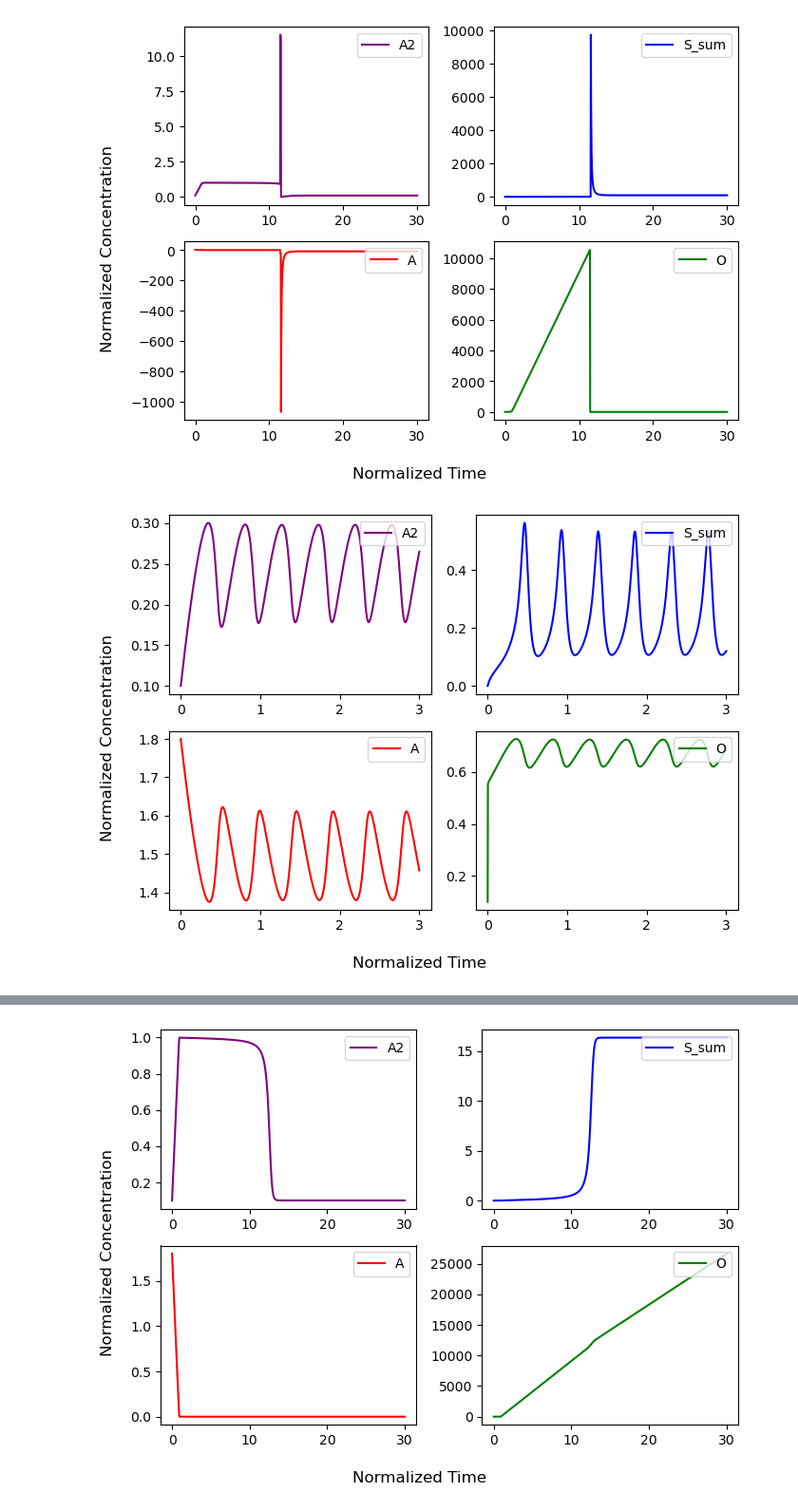
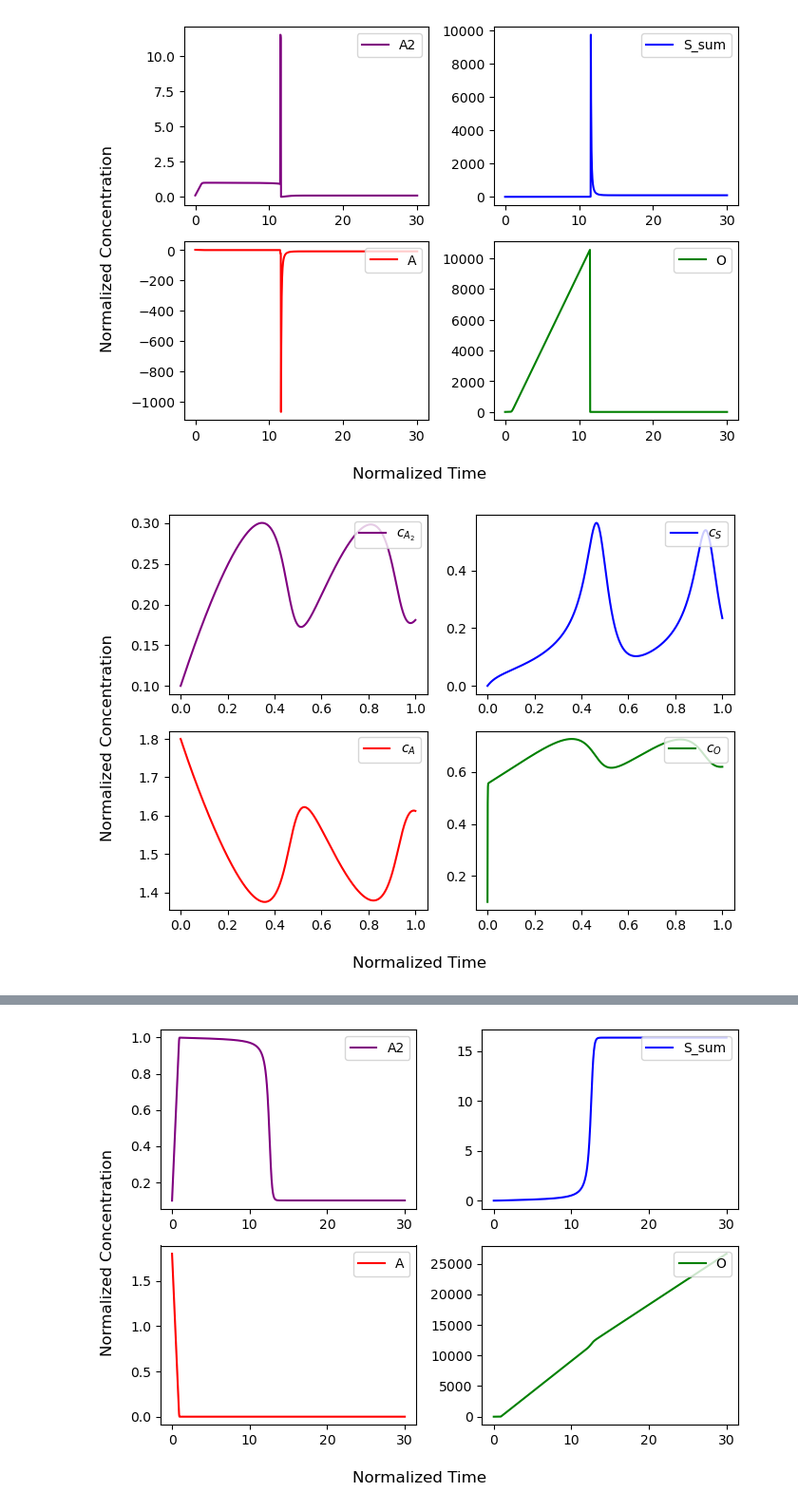
Before and after one commit to Zhiheng419/Chemical_Oscillation_Model, a Jupyter notebook: first_vs_second_order.ipynb, the cells around one changed output, grey strips where cells are left out. Shown at 95% size. Saved outputs shown, nothing was run; the diff lists cells and outputs as text; code cells hidden in the pictures.

Commit message:
Small changes on parameters

```diff
--- a/first_vs_second_order.ipynb
+++ b/first_vs_second_order.ipynb
@@ -27,10 +27,10 @@ fig, ax = full_model2.plot(t=30, npoints=1000, method='LSODA')
 # %% [output]
 [figure]
 # %%
-params = np.array([65.0, 50.0, 1.2, 35.0])
+params = np.array([65.0, 50.0, 1.2, 35.0, 1e3])
 consts = np.array([0.11, 2])
 init_cond = [0.1, 0, 0.1]
-full_model_first_order1 = oscillation(full_FTC_first_order['model'], params, consts, init_cond, full_FTC_first_order['calc_all'])
-fig, ax = full_model_first_order1.plot(t=3, npoints=1000, method='LSODA')
+full_model_first_order1 = oscillation(full_FTC_first_order, params, consts, init_cond)
+fig, ax = full_model_first_order1.plot(t=1, npoints=1000, method='LSODA')
 # %% [output]
-[figure, old version]
+[figure, new version]
```
Also changed, not shown: parts of 3 cells of this notebook, 3 other files.
